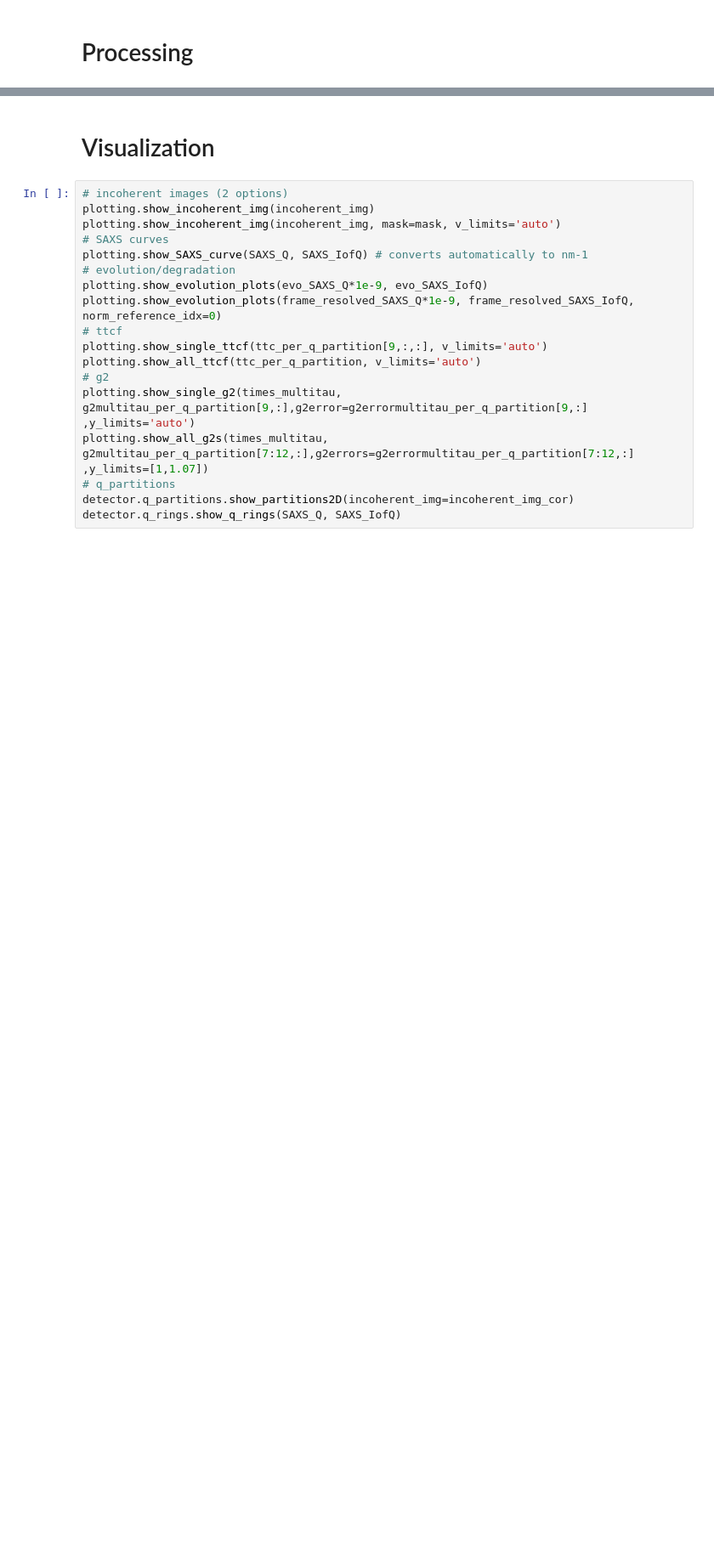
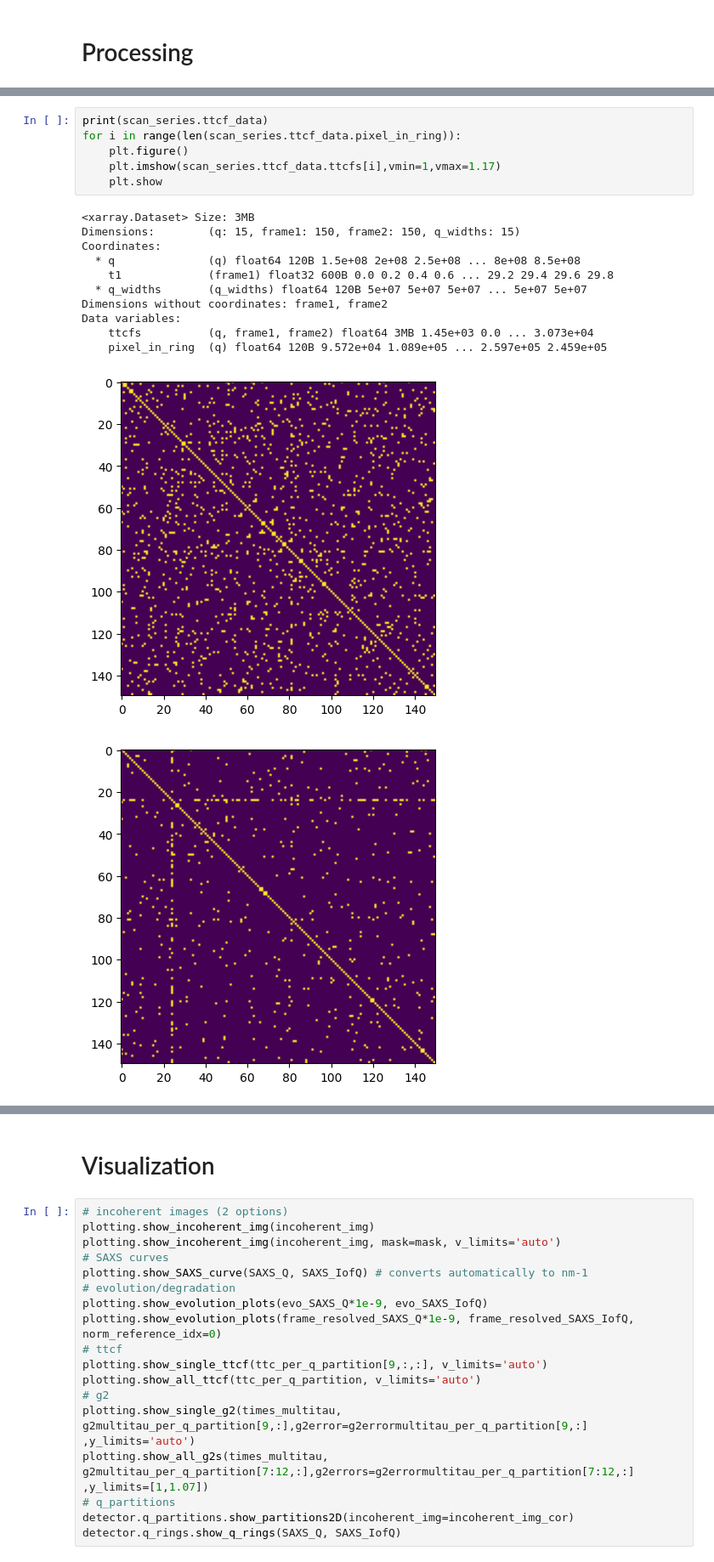
Before and after one commit to moritz-3/PhoeniX, a Jupyter notebook: PhoeniX/testing/example.ipynb, the cells around one changed output, grey strips where cells are left out. Shown at 85% size. Cells and saved outputs as stored; diff of their text form; blank space fills up the shorter version.

```diff
--- a/PhoeniX/testing/example.ipynb
+++ b/PhoeniX/testing/example.ipynb
@@ -176,0 +281,19 @@ Took 277.084 s for processing.
+# %%
+print(scan_series.ttcf_data)
+for i in range(len(scan_series.ttcf_data.pixel_in_ring)):
+    plt.figure()
+    plt.imshow(scan_series.ttcf_data.ttcfs[i],vmin=1,vmax=1.17)
+    plt.show
+# %% [output]
+<xarray.Dataset> Size: 3MB
+Dimensions:        (q: 15, frame1: 150, frame2: 150, q_widths: 15)
+Coordinates:
+  * q              (q) float64 120B 1.5e+08 2e+08 2.5e+08 ... 8e+08 8.5e+08
+    t1             (frame1) float32 600B 0.0 0.2 0.4 0.6 ... 29.2 29.4 29.6 29.8
+  * q_widths       (q_widths) float64 120B 5e+07 5e+07 5e+07 ... 5e+07 5e+07
+Dimensions without coordinates: frame1, frame2
+Data variables:
+    ttcfs          (q, frame1, frame2) float64 3MB 1.45e+03 0.0 ... 3.073e+04
+    pixel_in_ring  (q) float64 120B 9.572e+04 1.089e+05 ... 2.597e+05 2.459e+05
+[figure, added]
+[figure, added]
```
Also changed, not shown: parts of 12 cells of this notebook, 1 other file.
